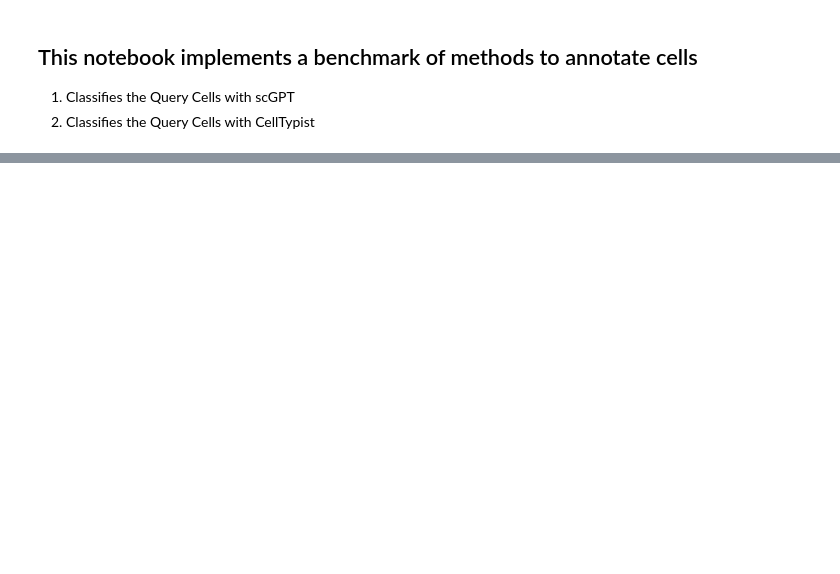
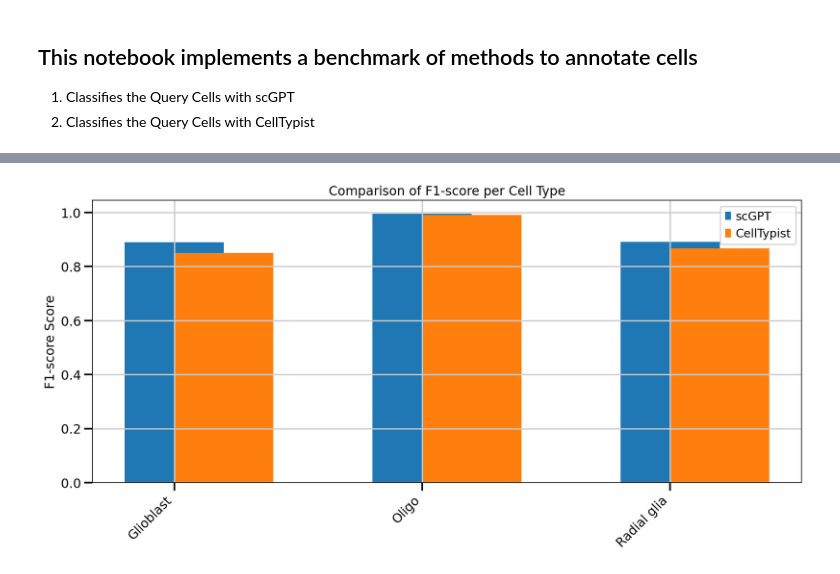
Before and after one commit to ManuelSokolov/BrainSingleCellAnalysis, a Jupyter notebook: classification/method_benchmark/0.scGPT_and_celltypist_comparison.ipynb, the cells around one changed output, grey strips where cells are left out. Drawn from its saved outputs; the diff is of its cells as text; code cells hidden in the pictures; blank space fills up the shorter version.

Commit message:
added scGPT embeddings and plots

```diff
--- a/classification/method_benchmark/0.scGPT_and_celltypist_comparison.ipynb
+++ b/classification/method_benchmark/0.scGPT_and_celltypist_comparison.ipynb
@@ -204,9 +226,9 @@ scg.utils.add_file_handler(logger, save_dir / "run.log")
 # %%
 data_dir = Path("../../data/full_fetal_brain")
-adata = sc.read(data_dir / "combined_ref_val_subsampled_down_sample_glio.h5ad")
+adata = sc.read_h5ad(data_dir / "combined_ref_final.h5ad")
 adata = adata[adata.obs["CellClass"].isin(["Radial glia", "Glioblast", "Oligo"])]
 
-adata_test = sc.read(data_dir / "combined_ref_val.h5ad")
+adata_test = sc.read_h5ad(data_dir / "combined_ref_val.h5ad")
 adata.obs["celltype"] = adata.obs["CellClass"].astype("category")
 
 adata_test.obs["celltype"] = adata_test.obs["CellClass"].astype("category")
@@ -880,11 +910,11 @@ def evaluate(model: nn.Module, loader: DataLoader, return_raw: bool = False) ->
 # %%
 best_val_loss = float("inf")
 best_avg_bio = 0.0
-#best_model = model.load_state_dict(torch.load("save/dev_human_brain_dev-Sep03-13-54/model.pt"))
+#best_model = model.load_state_dict(torch.load("save/data/full_fetal_brain-Oct02-11-20/model.pt"))
 best_model = {}
 define_wandb_metrcis()
 
-epochs = 5
+epochs = 10
 
 for epoch in range(1, epochs + 1):
     epoch_start_time = time.time()
@@ -1031,5 +1079,5 @@ adata_test_raw.obs["scGPT_Predictions"] = [id2type[p] for p in predictions]
 # %%
-adata = sc.read(data_dir / "combined_ref_val_subsampled_down_sample_glio.h5ad")
+adata =  sc.read_h5ad(data_dir / "combined_ref_final.h5ad")
 adata = adata[adata.obs["CellClass"].isin(["Radial glia", "Glioblast", "Oligo"])]
 # %%
 sc.pp.normalize_total(adata, target_sum=1e4)
@@ -1040,3 +1090,3 @@ sc.pp.log1p(adata_test_raw)
 # %%
-model = celltypist.train(adata,labels = 'CellClass', n_jobs = 10,max_iter=1000, feature_selection = True)
+model = celltypist.train(adata,labels = 'CellClass', n_jobs = 10,feature_selection = True)
 prediction_query1= celltypist.annotate(adata_test_raw, model = model, majority_voting=True)
@@ -1103,0 +1191,28 @@ plt.show()
+# %%
+# Generate classification reports for scGPT and CellTypist
+report_scgpt = classification_report(true_labels, scgpt_preds, target_names=class_labels, output_dict=True)
+report_celltypist = classification_report(true_labels, celltypist_preds, target_names=class_labels, output_dict=True)
+
+# Convert reports to DataFrames for easier manipulation
+df_scgpt = pd.DataFrame(report_scgpt).transpose()
+df_celltypist = pd.DataFrame(report_celltypist).transpose()
+
+# Remove the "accuracy" row, as we are focusing on per-cell-type metrics
+df_scgpt = df_scgpt.drop(["accuracy", "macro avg", "weighted avg"], axis=0)
+df_celltypist = df_celltypist.drop(["accuracy", "macro avg", "weighted avg"], axis=0)
+
+# Plotting precision, recall, and F1 score for each cell type, side by side
+metrics = ["f1-score"]
+
+for metric in metrics:
+    plt.figure(figsize=(12, 6))
+    plt.bar(df_scgpt.index, df_scgpt[metric], width=0.4, label="scGPT", align="center")
+    plt.bar(df_celltypist.index, df_celltypist[metric], width=0.4, label="CellTypist", align="edge")
+    plt.title(f"Comparison of {metric.capitalize()} per Cell Type")
+    plt.ylabel(f"{metric.capitalize()} Score")
+    plt.xticks(rotation=45, ha="right")
+    plt.legend()
+    plt.tight_layout()
+    plt.show()
+# %% [output]
+[figure, added]
```
Also changed, not shown: parts of 21 cells of this notebook.
